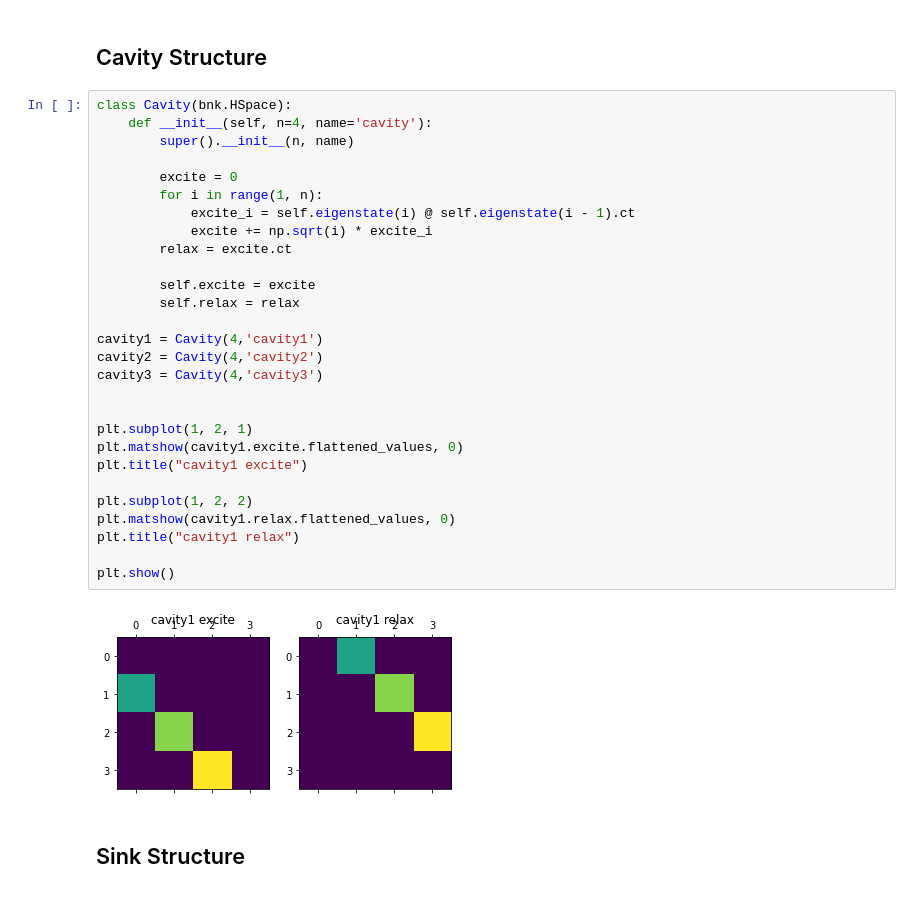
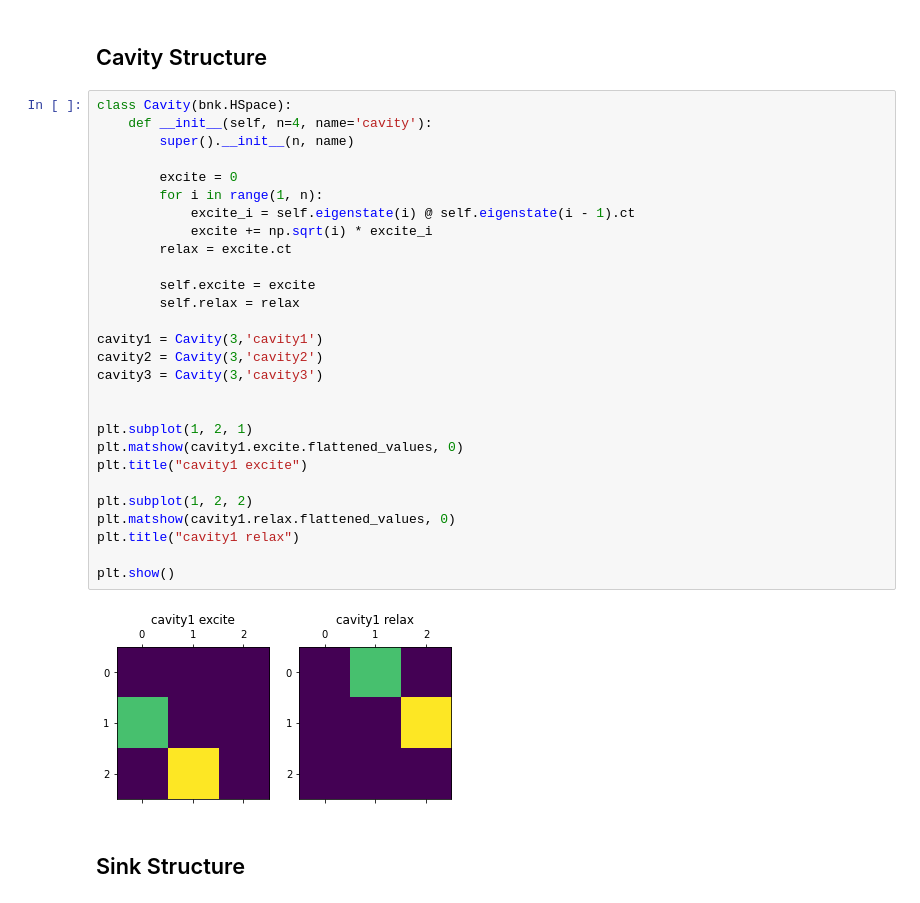
Before and after one commit to ZhengKeli/BraAndKet, a Jupyter notebook: example2_dark_state_sink.ipynb, the cells around one changed output. Saved outputs shown, nothing was run; the diff lists cells and outputs as text.

```diff
--- a/example2_dark_state_sink.ipynb
+++ b/example2_dark_state_sink.ipynb
@@ -9,33 +9,33 @@ import bnk
 # %%
 class Cavity(bnk.HSpace):
     def __init__(self, n=4, name='cavity'):
         super().__init__(n, name)
 
         excite = 0
         for i in range(1, n):
             excite_i = self.eigenstate(i) @ self.eigenstate(i - 1).ct
             excite += np.sqrt(i) * excite_i
         relax = excite.ct
 
         self.excite = excite
         self.relax = relax
 
-cavity1 = Cavity(4,'cavity1')
-cavity2 = Cavity(4,'cavity2')
-cavity3 = Cavity(4,'cavity3')
+cavity1 = Cavity(3,'cavity1')
+cavity2 = Cavity(3,'cavity2')
+cavity3 = Cavity(3,'cavity3')
 
 
 plt.subplot(1, 2, 1)
 plt.matshow(cavity1.excite.flattened_values, 0)
 plt.title("cavity1 excite")
 
 plt.subplot(1, 2, 2)
 plt.matshow(cavity1.relax.flattened_values, 0)
 plt.title("cavity1 relax")
 
 plt.show()
 # %% [output]
-[figure, old version]
+[figure, new version]
 # %% [markdown]
 ## Sink Structure
 # %%
```
Also changed, not shown: parts of 8 cells of this notebook, 4 other files.
